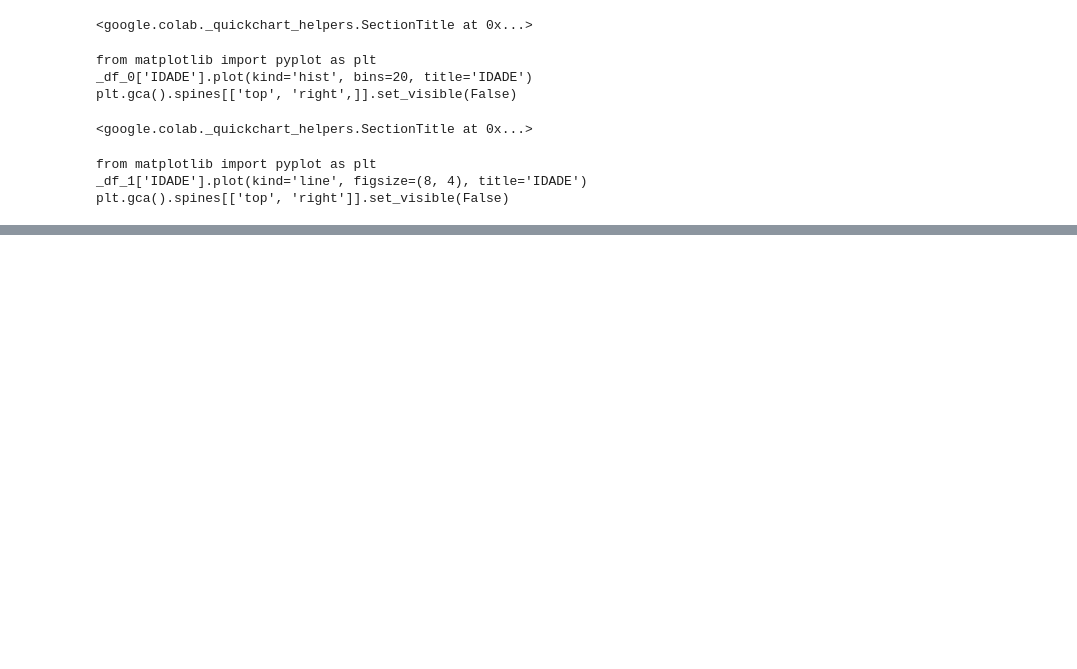
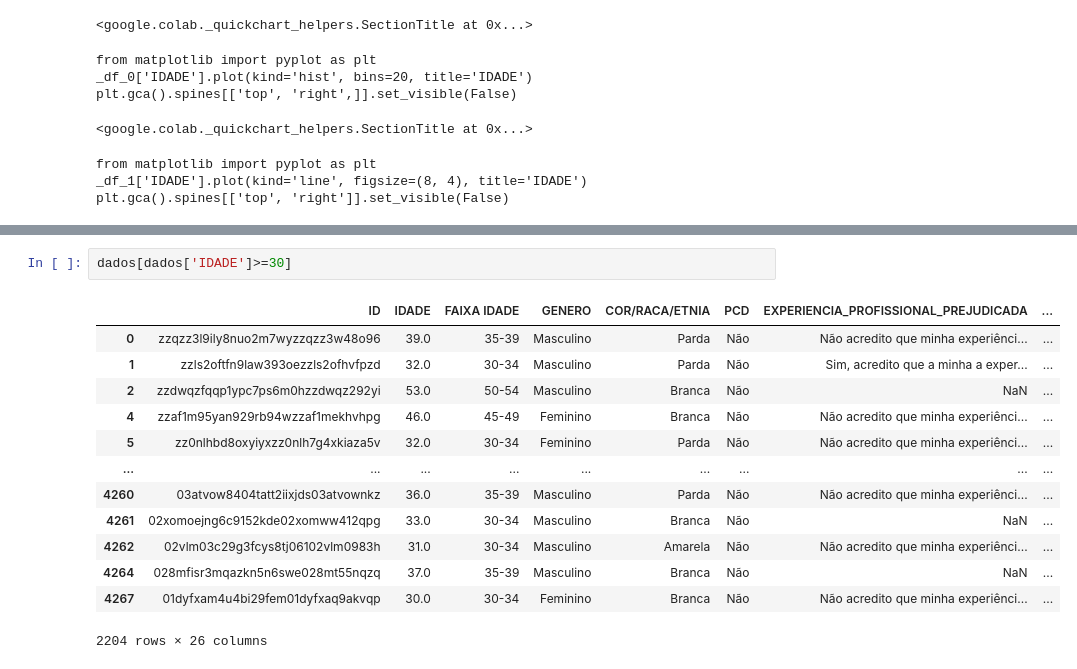
Before and after one commit to alessandrasarah/projetos-python, a Jupyter notebook: Uso_da_biblioteca_Pandas.ipynb, the cells around one changed output, grey strips where cells are left out. Drawn from its saved outputs; the diff is of its cells as text; blank space fills up the shorter version.

```diff
--- a/Uso_da_biblioteca_Pandas.ipynb
+++ b/Uso_da_biblioteca_Pandas.ipynb
@@ -101,0 +184,16 @@ plt.gca().spines[['top', 'right']].set_visible(False)
+# %%
+dados[dados['IDADE']>=30]
+# %% [output]
+|  | ID | IDADE | FAIXA IDADE | GENERO | COR/RACA/ETNIA | PCD | EXPERIENCIA_PROFISSIONAL_PREJUDICADA | ... |
+| 0 | zzqzz3l9ily8nuo2m7wyzzqzz3w48o96 | 39.0 | 35-39 | Masculino | Parda | Não | Não acredito que minha experiênci... | ... |
+| 1 | zzls2oftfn9law393oezzls2ofhvfpzd | 32.0 | 30-34 | Masculino | Parda | Não | Sim, acredito que a minha a exper... | ... |
+| 2 | zzdwqzfqqp1ypc7ps6m0hzzdwqz292yi | 53.0 | 50-54 | Masculino | Branca | Não | NaN | ... |
+| 4 | zzaf1m95yan929rb94wzzaf1mekhvhpg | 46.0 | 45-49 | Feminino | Branca | Não | Não acredito que minha experiênci... | ... |
+| 5 | zz0nlhbd8oxyiyxzz0nlh7g4xkiaza5v | 32.0 | 30-34 | Feminino | Parda | Não | Não acredito que minha experiênci... | ... |
+| ... | ... | ... | ... | ... | ... | ... | ... | ... |
+| 4260 | 03atvow8404tatt2iixjds03atvownkz | 36.0 | 35-39 | Masculino | Parda | Não | Não acredito que minha experiênci... | ... |
+| 4261 | 02xomoejng6c9152kde02xomww412qpg | 33.0 | 30-34 | Masculino | Branca | Não | NaN | ... |
+| 4262 | 02vlm03c29g3fcys8tj06102vlm0983h | 31.0 | 30-34 | Masculino | Amarela | Não | Não acredito que minha experiênci... | ... |
+| 4264 | 028mfisr3mqazkn5n6swe028mt55nqzq | 37.0 | 35-39 | Masculino | Branca | Não | NaN | ... |
+| 4267 | 01dyfxam4u4bi29fem01dyfxaq9akvqp | 30.0 | 30-34 | Feminino | Branca | Não | Não acredito que minha experiênci... | ... |
+2204 rows × 26 columns
```
Also changed, not shown: parts of 9 cells of this notebook.
